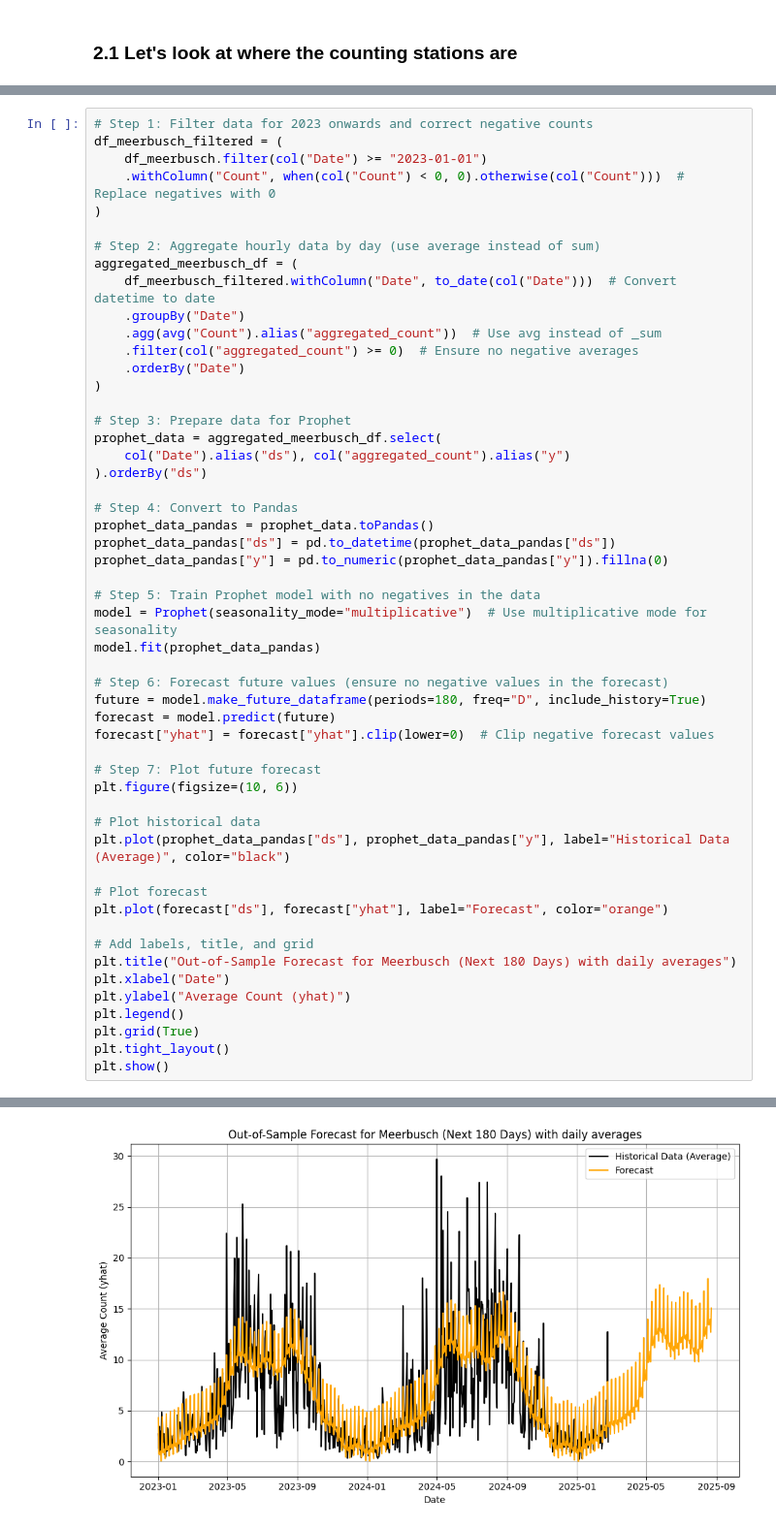
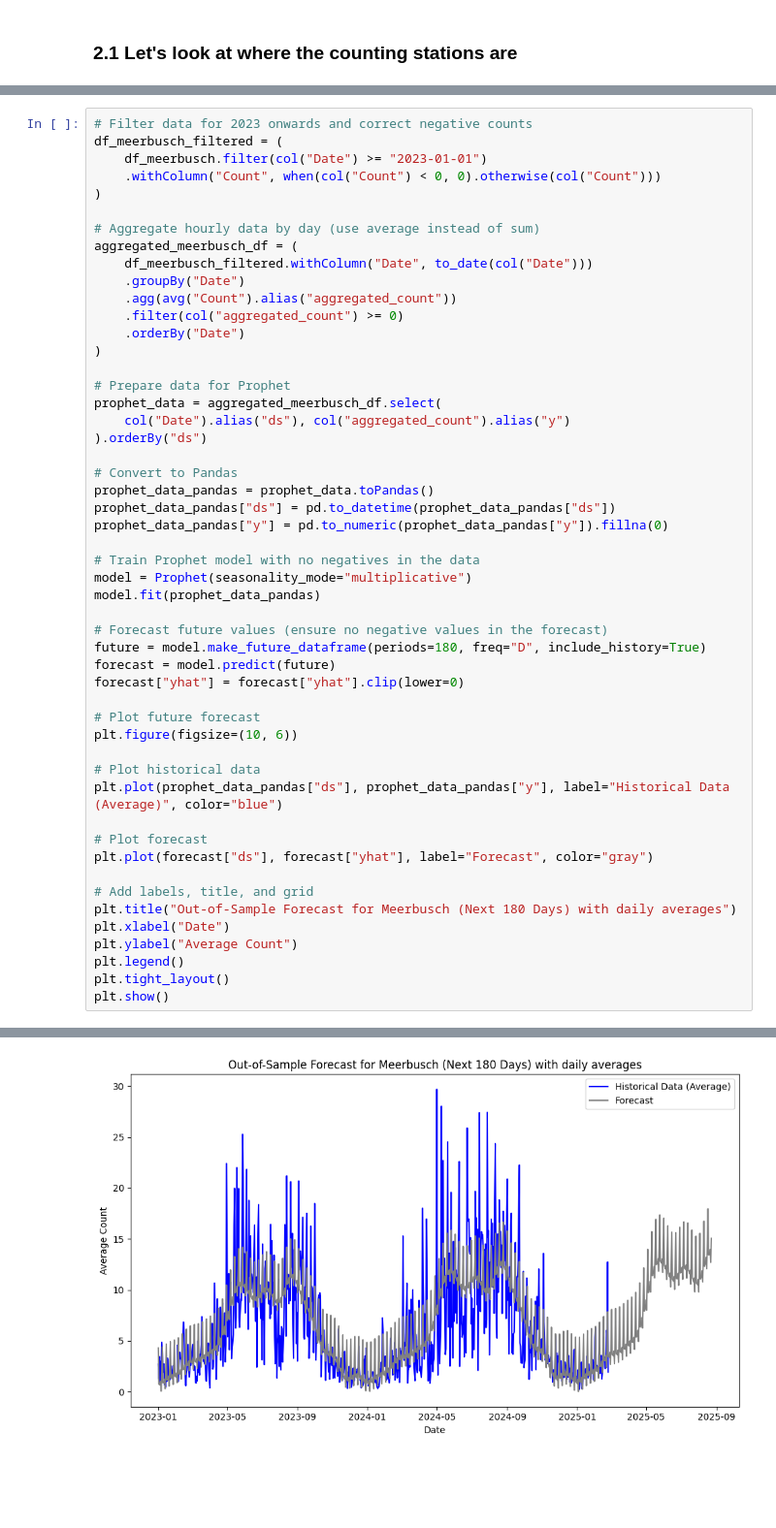
Before and after one commit to KibetuMaureen/ie-mda-II-mar25-group10, a Jupyter notebook: 2_analysis_cycling_germany.ipynb, the cells around one changed output, grey strips where cells are left out. Shown at 97% size. Drawn from its saved outputs; the diff is of its cells as text; blank space fills up the shorter version.

```diff
--- a/2_analysis_cycling_germany.ipynb
+++ b/2_analysis_cycling_germany.ipynb
@@ -383,53 +417,52 @@ root
 # %%
-# Step 1: Filter data for 2023 onwards and correct negative counts
+# Filter data for 2023 onwards and correct negative counts
 df_meerbusch_filtered = (
     df_meerbusch.filter(col("Date") >= "2023-01-01")
-    .withColumn("Count", when(col("Count") < 0, 0).otherwise(col("Count")))  # Replace negatives with 0
+    .withColumn("Count", when(col("Count") < 0, 0).otherwise(col("Count")))
 )
 
-# Step 2: Aggregate hourly data by day (use average instead of sum)
+# Aggregate hourly data by day (use average instead of sum)
 aggregated_meerbusch_df = (
-    df_meerbusch_filtered.withColumn("Date", to_date(col("Date")))  # Convert datetime to date
+    df_meerbusch_filtered.withColumn("Date", to_date(col("Date")))
     .groupBy("Date")
-    .agg(avg("Count").alias("aggregated_count"))  # Use avg instead of _sum
-    .filter(col("aggregated_count") >= 0)  # Ensure no negative averages
+    .agg(avg("Count").alias("aggregated_count"))
+    .filter(col("aggregated_count") >= 0)
     .orderBy("Date")
 )
 
-# Step 3: Prepare data for Prophet
+# Prepare data for Prophet
 prophet_data = aggregated_meerbusch_df.select(
     col("Date").alias("ds"), col("aggregated_count").alias("y")
 ).orderBy("ds")
 
-# Step 4: Convert to Pandas
+# Convert to Pandas
 prophet_data_pandas = prophet_data.toPandas()
 prophet_data_pandas["ds"] = pd.to_datetime(prophet_data_pandas["ds"])
 prophet_data_pandas["y"] = pd.to_numeric(prophet_data_pandas["y"]).fillna(0)
 
-# Step 5: Train Prophet model with no negatives in the data
-model = Prophet(seasonality_mode="multiplicative")  # Use multiplicative mode for seasonality
+# Train Prophet model with no negatives in the data
+model = Prophet(seasonality_mode="multiplicative")
 model.fit(prophet_data_pandas)
 
-# Step 6: Forecast future values (ensure no negative values in the forecast)
+# Forecast future values (ensure no negative values in the forecast)
 future = model.make_future_dataframe(periods=180, freq="D", include_history=True)
 forecast = model.predict(future)
-forecast["yhat"] = forecast["yhat"].clip(lower=0)  # Clip negative forecast values
+forecast["yhat"] = forecast["yhat"].clip(lower=0)
 
-# Step 7: Plot future forecast
+# Plot future forecast
 plt.figure(figsize=(10, 6))
 
 # Plot historical data
-plt.plot(prophet_data_pandas["ds"], prophet_data_pandas["y"], label="Historical Data (Average)", color="black")
+plt.plot(prophet_data_pandas["ds"], prophet_data_pandas["y"], label="Historical Data (Average)", color="blue")
 
 # Plot forecast
-plt.plot(forecast["ds"], forecast["yhat"], label="Forecast", color="orange")
+plt.plot(forecast["ds"], forecast["yhat"], label="Forecast", color="gray")
 
 # Add labels, title, and grid
 plt.title("Out-of-Sample Forecast for Meerbusch (Next 180 Days) with daily averages")
 plt.xlabel("Date")
-plt.ylabel("Average Count (yhat)")
+plt.ylabel("Average Count")
 plt.legend()
-plt.grid(True)
 plt.tight_layout()
 plt.show()
 # %% [output]
@@ -445,3 +478,3 @@ Text(0, 0.5, 'Average Count (yhat)')
 <matplotlib.legend.Legend at 0x...>
-[figure, old version]
+[figure, new version]
 # %%
```
Also changed, not shown: parts of 19 cells of this notebook, 2 other files.
